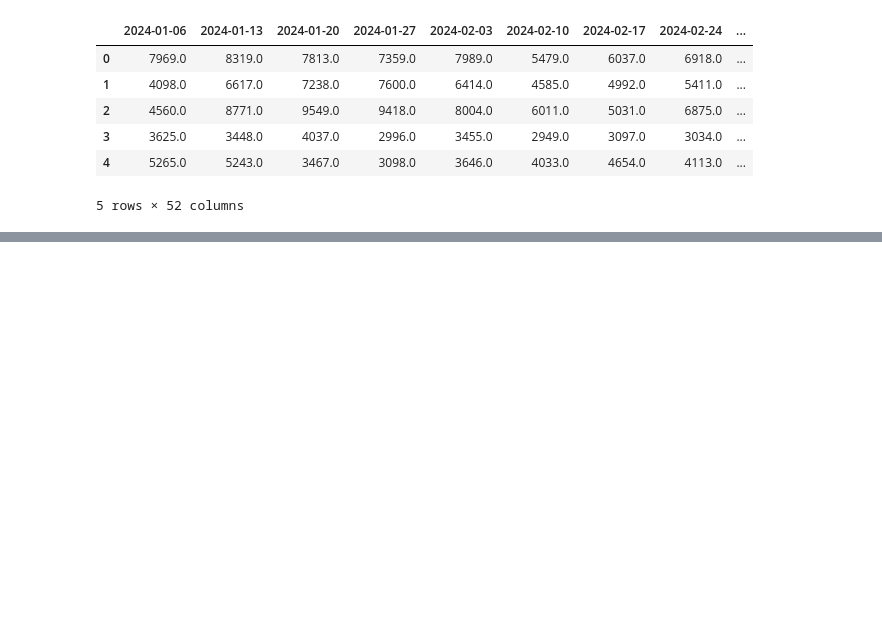
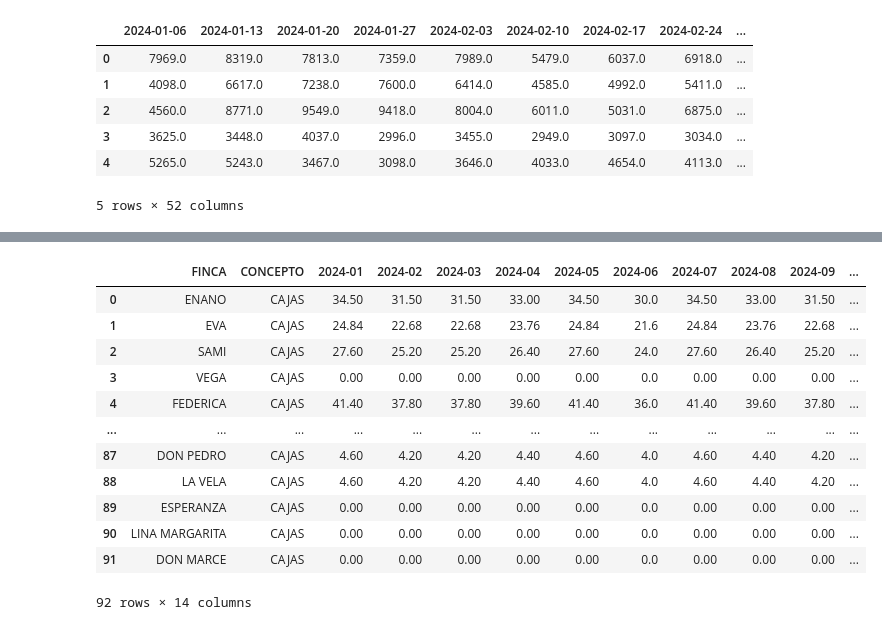
Before and after one commit to ngarrido24/mano_de_obra_agrovid, a Jupyter notebook: mano_de_obra.ipynb, the cells around one changed output, grey strips where cells are left out. Cells and saved outputs as stored; diff of their text form; code cells hidden in the pictures; blank space fills up the shorter version.

```diff
--- a/mano_de_obra.ipynb
+++ b/mano_de_obra.ipynb
@@ -393,0 +407,17 @@ cost_100001.head(3)
+# %%
+
+volum_distribution_matrix = volum_distribution.iloc[:, 1:]
+
+volum_file_matrix_10002 = volum_file[volum_file['CONCEPTO'] == 'CORTADOS'].iloc[:, 3:]
+volum_file_subset_10002 = volum_file[volum_file['CONCEPTO'] == 'CORTADOS']
+
+full_matrix_100002 = volum_file_subset_10002.merge(cut_emp, on=['FINCA'], how='inner')
+full_matrix_100002 = full_matrix[full_matrix['ID'] == 100002]
+full_matrix_100003 = full_matrix[full_matrix['ID'] == 100003]
+full_matrix_100004 = full_matrix[full_matrix['ID'] == 100004]
+full_matrix_100005 = full_matrix[full_matrix['ID'] == 100005]
+
+factor_100002 = full_matrix_100002.FACTOR.reset_index(drop=True)
+factor_100003 = full_matrix_100003.FACTOR.reset_index(drop=True)
+factor_100004 = full_matrix_100004.FACTOR.reset_index(drop=True)
+factor_100005 = full_matrix_100005.FACTOR.reset_index(drop=True)
@@ -393,0 +638,8 @@ cost_100001.head(3)
+# %%
+full_matrix_promediados_100006 = full_matrix[full_matrix['ID'] == 100006]
+full_matrix_promediados_1000023 = full_matrix[full_matrix['ID'] == 100023]
+factor_promediados_100006 = full_matrix_promediados_100006.FACTOR.reset_index(drop=True)
+factor_promediados_1000023 = full_matrix_promediados_1000023.FACTOR.reset_index(drop=True)
+factor_concat = pd.concat([factor_promediados_100006, factor_promediados_1000023], ignore_index=True)
+# %%
+quantity_promediados = calculate_promediados_factor(volum_distribution_matrix, volum_file_subset, month_colums, factor_concat)
@@ -393,0 +663,16 @@ cost_100001.head(3)
+# %%
+quantity_promediados
+# %% [output]
+|  | FINCA | CONCEPTO | 2024-01 | 2024-02 | 2024-03 | 2024-04 | 2024-05 | 2024-06 | 2024-07 | 2024-08 | 2024-09 | ... |
+| 0 | ENANO | CAJAS | 34.50 | 31.50 | 31.50 | 33.00 | 34.50 | 30.0 | 34.50 | 33.00 | 31.50 | ... |
+| 1 | EVA | CAJAS | 24.84 | 22.68 | 22.68 | 23.76 | 24.84 | 21.6 | 24.84 | 23.76 | 22.68 | ... |
+| 2 | SAMI | CAJAS | 27.60 | 25.20 | 25.20 | 26.40 | 27.60 | 24.0 | 27.60 | 26.40 | 25.20 | ... |
+| 3 | VEGA | CAJAS | 0.00 | 0.00 | 0.00 | 0.00 | 0.00 | 0.0 | 0.00 | 0.00 | 0.00 | ... |
+| 4 | FEDERICA | CAJAS | 41.40 | 37.80 | 37.80 | 39.60 | 41.40 | 36.0 | 41.40 | 39.60 | 37.80 | ... |
+| ... | ... | ... | ... | ... | ... | ... | ... | ... | ... | ... | ... | ... |
+| 87 | DON PEDRO | CAJAS | 4.60 | 4.20 | 4.20 | 4.40 | 4.60 | 4.0 | 4.60 | 4.40 | 4.20 | ... |
+| 88 | LA VELA | CAJAS | 4.60 | 4.20 | 4.20 | 4.40 | 4.60 | 4.0 | 4.60 | 4.40 | 4.20 | ... |
+| 89 | ESPERANZA | CAJAS | 0.00 | 0.00 | 0.00 | 0.00 | 0.00 | 0.0 | 0.00 | 0.00 | 0.00 | ... |
+| 90 | LINA MARGARITA | CAJAS | 0.00 | 0.00 | 0.00 | 0.00 | 0.00 | 0.0 | 0.00 | 0.00 | 0.00 | ... |
+| 91 | DON MARCE | CAJAS | 0.00 | 0.00 | 0.00 | 0.00 | 0.00 | 0.0 | 0.00 | 0.00 | 0.00 | ... |
+92 rows × 14 columns
```
Also changed, not shown: parts of 27 cells of this notebook, 1 other file.
